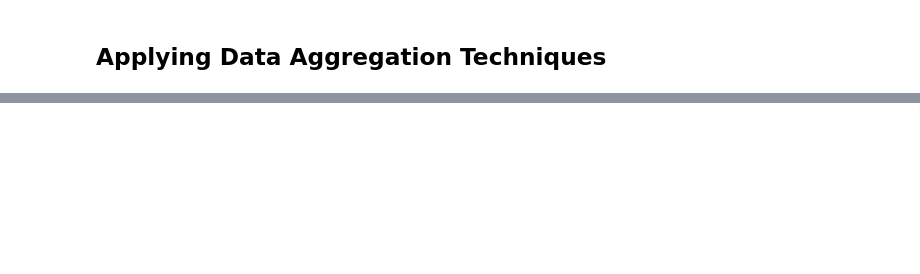
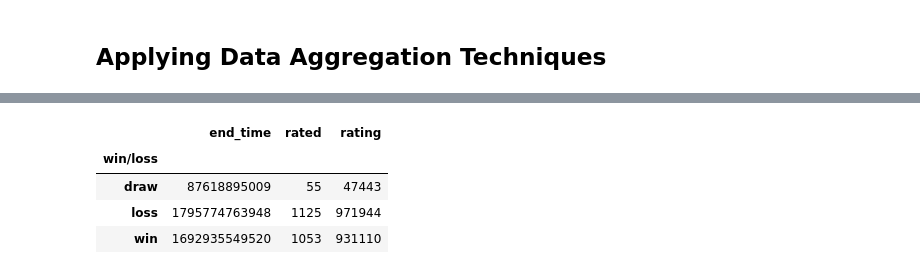
Before and after one commit to Filpill/chess_analysis, a Jupyter notebook: chess_analysis.ipynb, the cells around one changed output, grey strips where cells are left out. Saved outputs shown, nothing was run; the diff lists cells and outputs as text; code cells hidden in the pictures; blank space fills up the shorter version.

Commit message:
grouped up wins and losses

```diff
--- a/chess_analysis.ipynb
+++ b/chess_analysis.ipynb
@@ -225,0 +227,10 @@ df_openings.head(30)
+# %%
+# Grouping together Wins and Losses
+df_winLoss = df_rating.groupby(['win/loss']).sum()
+df_winLoss
+# %% [output]
+|  | end_time | rated | rating |
+| win/loss |  |  |  |
+| draw | 87618895009 | 55 | 47443 |
+| loss | 1795774763948 | 1125 | 971944 |
+| win | 1692935549520 | 1053 | 931110 |
```
Also changed, not shown: parts of 3 cells of this notebook.
